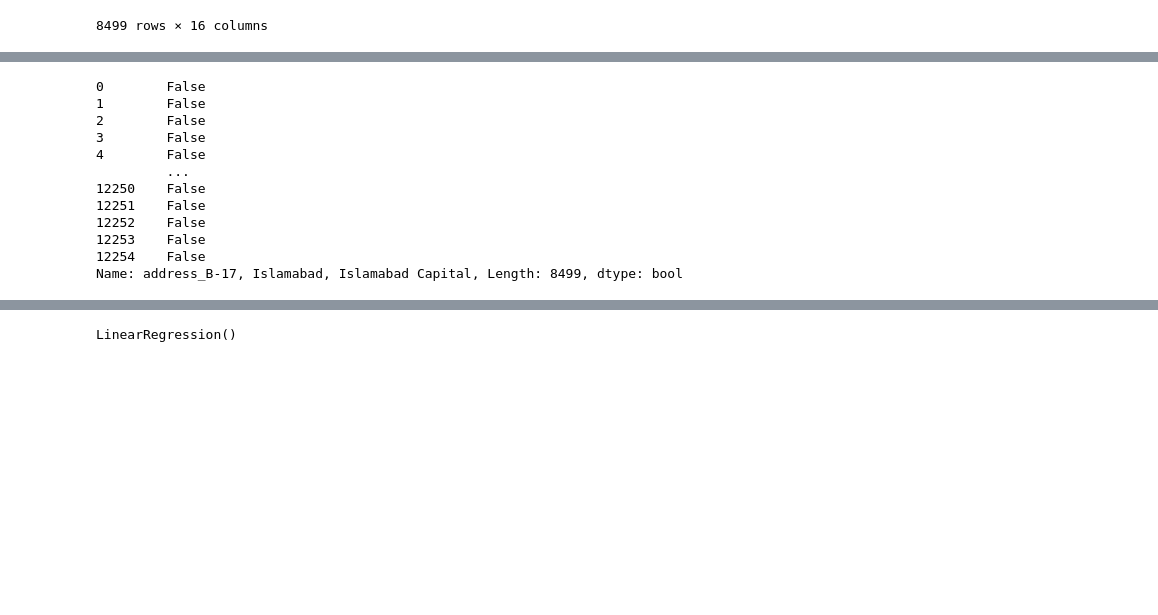
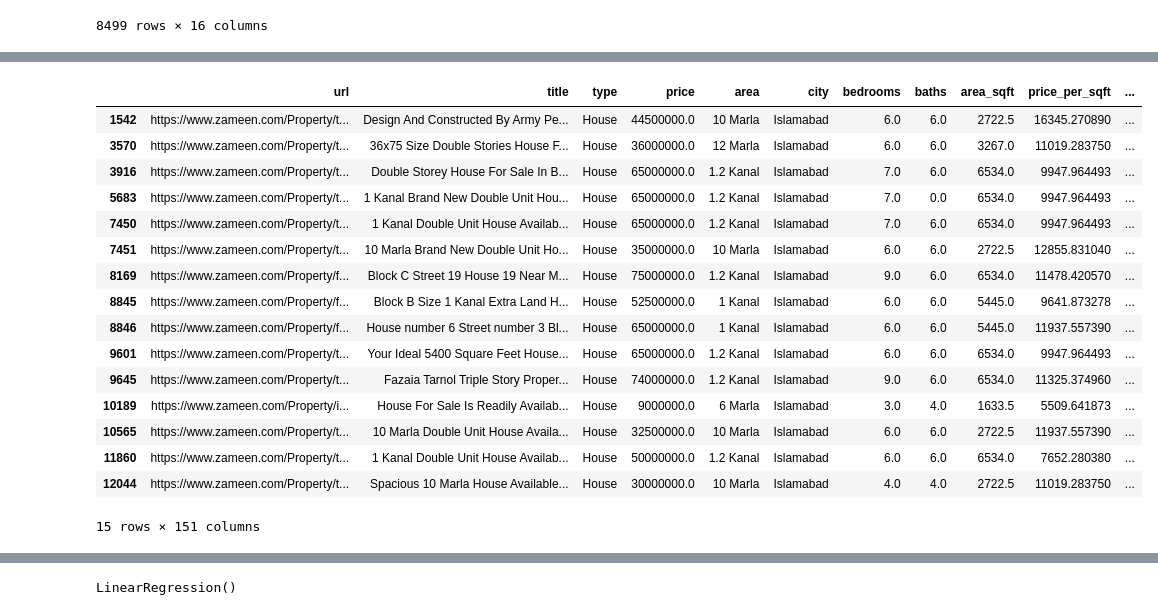
Before and after one commit to alisajid962/MACHINE-LEARNING-SPECIALIZATION, a Jupyter notebook: Machine_Learning_Basics/SUPERVISED/Linear Regression/Islamabad_price_prediction.ipynb, the cells around one changed output, grey strips where cells are left out. Cells and saved outputs as stored; diff of their text form; code cells hidden in the pictures; blank space fills up the shorter version.

```diff
--- a/Machine_Learning_Basics/SUPERVISED/Linear Regression/Islamabad_price_prediction.ipynb
+++ b/Machine_Learning_Basics/SUPERVISED/Linear Regression/Islamabad_price_prediction.ipynb
@@ -59,20 +65,25 @@ KeyError: 'address_B-17, Islamabad, Islamabad Capital'
 # %%
 isb_houses_encoded=pd.get_dummies(isb_houses,columns=["address"],drop_first=True)
 y = isb_houses_encoded['price']
-isb_houses_encoded['address_B-17, Islamabad, Islamabad Capital']
+isb_houses_encoded[(isb_houses_encoded['address_Tarnol, Islamabad, Islamabad Capital']==True)]
 # %% [output]
+|  | url | title | type | price | area | city | bedrooms | baths | area_sqft | price_per_sqft | ... |
+| 1542 | https://www.zameen.com/Property/t... | Design And Constructed By Army Pe... | House | 44500000.0 | 10 Marla | Islamabad | 6.0 | 6.0 | 2722.5 | 16345.270890 | ... |
+| 3570 | https://www.zameen.com/Property/t... | 36x75 Size Double Stories House F... | House | 36000000.0 | 12 Marla | Islamabad | 6.0 | 6.0 | 3267.0 | 11019.283750 | ... |
+| 3916 | https://www.zameen.com/Property/t... | Double Storey House For Sale In B... | House | 65000000.0 | 1.2 Kanal | Islamabad | 7.0 | 6.0 | 6534.0 | 9947.964493 | ... |
+| 5683 | https://www.zameen.com/Property/t... | 1 Kanal Brand New Double Unit Hou... | House | 65000000.0 | 1.2 Kanal | Islamabad | 7.0 | 0.0 | 6534.0 | 9947.964493 | ... |
+| 7450 | https://www.zameen.com/Property/t... | 1 Kanal Double Unit House Availab... | House | 65000000.0 | 1.2 Kanal | Islamabad | 7.0 | 6.0 | 6534.0 | 9947.964493 | ... |
+| 7451 | https://www.zameen.com/Property/t... | 10 Marla Brand New Double Unit Ho... | House | 35000000.0 | 10 Marla | Islamabad | 6.0 | 6.0 | 2722.5 | 12855.831040 | ... |
+| 8169 | https://www.zameen.com/Property/f... | Block C Street 19 House 19 Near M... | House | 75000000.0 | 1.2 Kanal | Islamabad | 9.0 | 6.0 | 6534.0 | 11478.420570 | ... |
+| 8845 | https://www.zameen.com/Property/f... | Block B Size 1 Kanal Extra Land H... | House | 52500000.0 | 1 Kanal | Islamabad | 6.0 | 6.0 | 5445.0 | 9641.873278 | ... |
+| 8846 | https://www.zameen.com/Property/f... | House number 6 Street number 3 Bl... | House | 65000000.0 | 1 Kanal | Islamabad | 6.0 | 6.0 | 5445.0 | 11937.557390 | ... |
+| 9601 | https://www.zameen.com/Property/t... | Your Ideal 5400 Square Feet House... | House | 65000000.0 | 1.2 Kanal | Islamabad | 6.0 | 6.0 | 6534.0 | 9947.964493 | ... |
+| 9645 | https://www.zameen.com/Property/t... | Fazaia Tarnol Triple Story Proper... | House | 74000000.0 | 1.2 Kanal | Islamabad | 9.0 | 6.0 | 6534.0 | 11325.374960 | ... |
+| 10189 | https://www.zameen.com/Property/i... | House For Sale Is Readily Availab... | House | 9000000.0 | 6 Marla | Islamabad | 3.0 | 4.0 | 1633.5 | 5509.641873 | ... |
+| 10565 | https://www.zameen.com/Property/t... | 10 Marla Double Unit House Availa... | House | 32500000.0 | 10 Marla | Islamabad | 6.0 | 6.0 | 2722.5 | 11937.557390 | ... |
+| 11860 | https://www.zameen.com/Property/t... | 1 Kanal Double Unit House Availab... | House | 50000000.0 | 1.2 Kanal | Islamabad | 6.0 | 6.0 | 6534.0 | 7652.280380 | ... |
+| 12044 | https://www.zameen.com/Property/t... | Spacious 10 Marla House Available... | House | 30000000.0 | 10 Marla | Islamabad | 4.0 | 4.0 | 2722.5 | 11019.283750 | ... |
-0        False
-1        False
-2        False
-3        False
-4        False
-         ...
-12250    False
-12251    False
-12252    False
-12253    False
-12254    False
-Name: address_B-17, Islamabad, Islamabad Capital, Length: 8499, dtype: bool
+15 rows × 151 columns
 # %%
 X = isb_houses_encoded.drop([
     'price',            # The target cannot be in the training features
```
Also changed, not shown: parts of 5 cells of this notebook, 1 other file.
